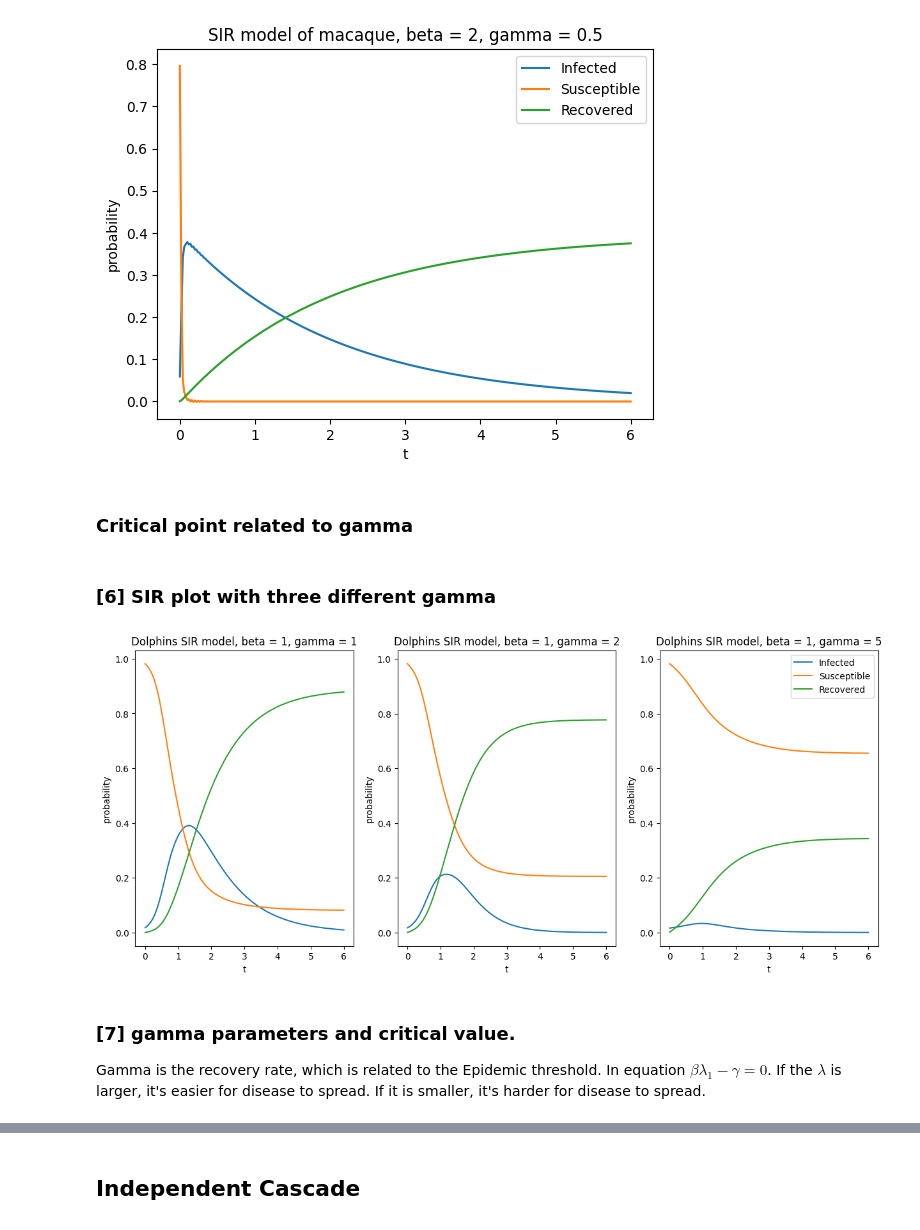
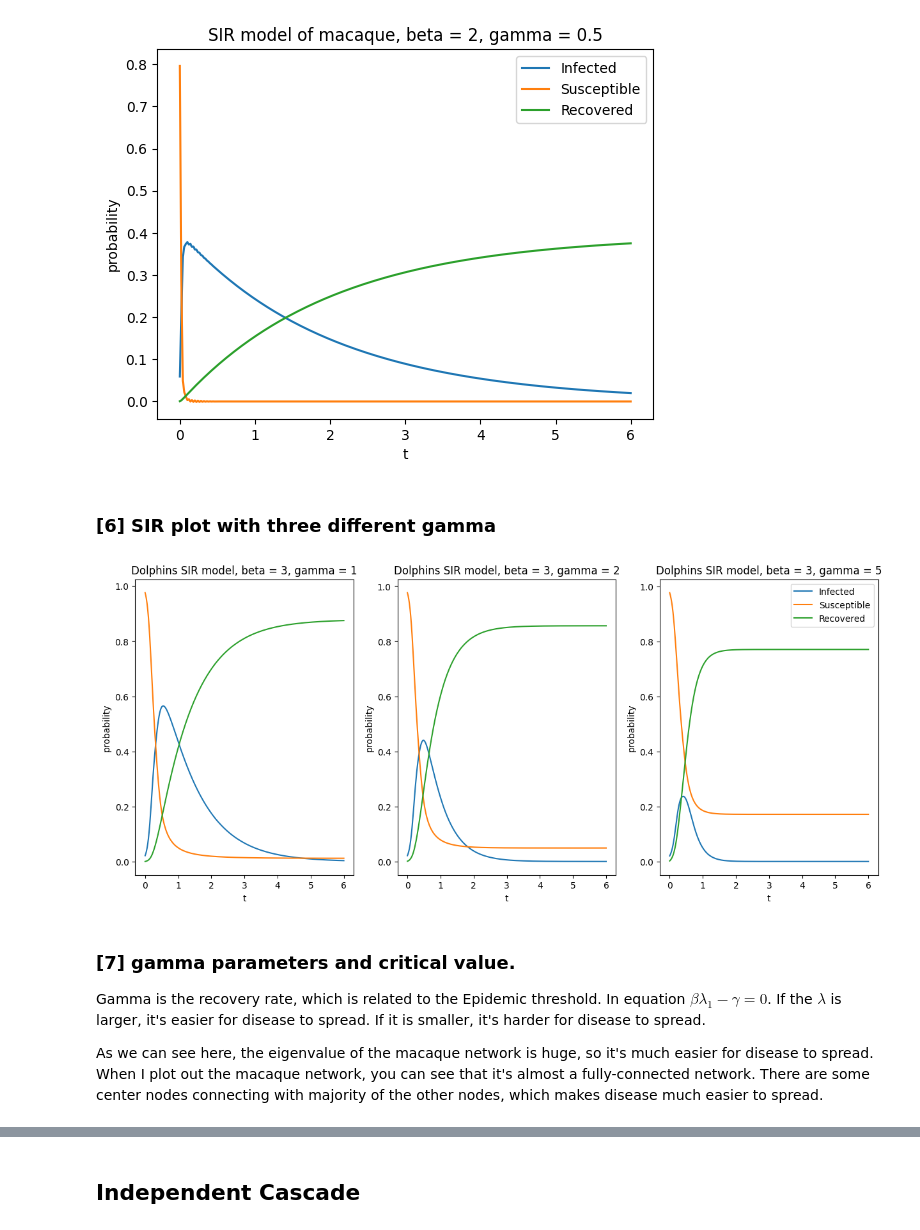
Before and after one commit to yilewang/dynamical_net_sys_class, a Jupyter notebook: lab6/lab6_yxw190015.ipynb, the cells around one changed output, grey strips where cells are left out. Saved outputs shown, nothing was run; the diff lists cells and outputs as text; code cells hidden in the pictures.

```diff
--- a/lab6/lab6_yxw190015.ipynb
+++ b/lab6/lab6_yxw190015.ipynb
@@ -288,31 +294,31 @@ for A, N, name in zip(A_list, N_list, name_list):
 [figure]
 [figure]
 [figure]
-# %% [markdown]
-### Critical point related to gamma
 # %% [markdown]
 ### [6] SIR plot with three different gamma
 # %%
 # calculate the SIR model for the network, using dolphins network
-beta = 1
+beta = 3
 gamma_list = [1, 2, 5]
 
 fig, axes = plt.subplots(nrows=1, ncols=3, figsize=(15, 6))
 for gamma_index, ax in enumerate(axes.flatten()):
     history_I, history_S, history_R = SIR_model(beta, gamma_list[gamma_index], A1,N1, dt, time)
     ax.plot(time, history_I, label = 'Infected')
     ax.plot(time, history_S, label = 'Susceptible')
     ax.plot(time, history_R, label = 'Recovered')
     ax.set_xlabel('t')
     ax.set_ylabel('probability')
     ax.set_title(f'Dolphins SIR model, beta = {beta}, gamma = {gamma_list[gamma_index]}')
 plt.legend()
 plt.show()
 # %% [output]
-[figure, old version]
+[figure, new version]
 # %% [markdown]
 ### [7] gamma parameters and critical value.
 
 Gamma is the recovery rate, which is related to the Epidemic threshold. In equation $\beta \lambda_1 - \gamma = 0$. If the $\lambda$ is larger, it's easier for disease to spread. If it is smaller, it's harder for disease to spread.
+
+As we can see here, the eigenvalue of the macaque network is huge, so it's much easier for disease to spread. When I plot out the macaque network, you can see that it's almost a fully-connected network. There are some center nodes connecting with majority of the other nodes, which makes disease much easier to spread.
 # %%
 ### calculate the eigenvalues of the dolphin's network
```
Also changed, not shown: parts of 9 cells of this notebook.
